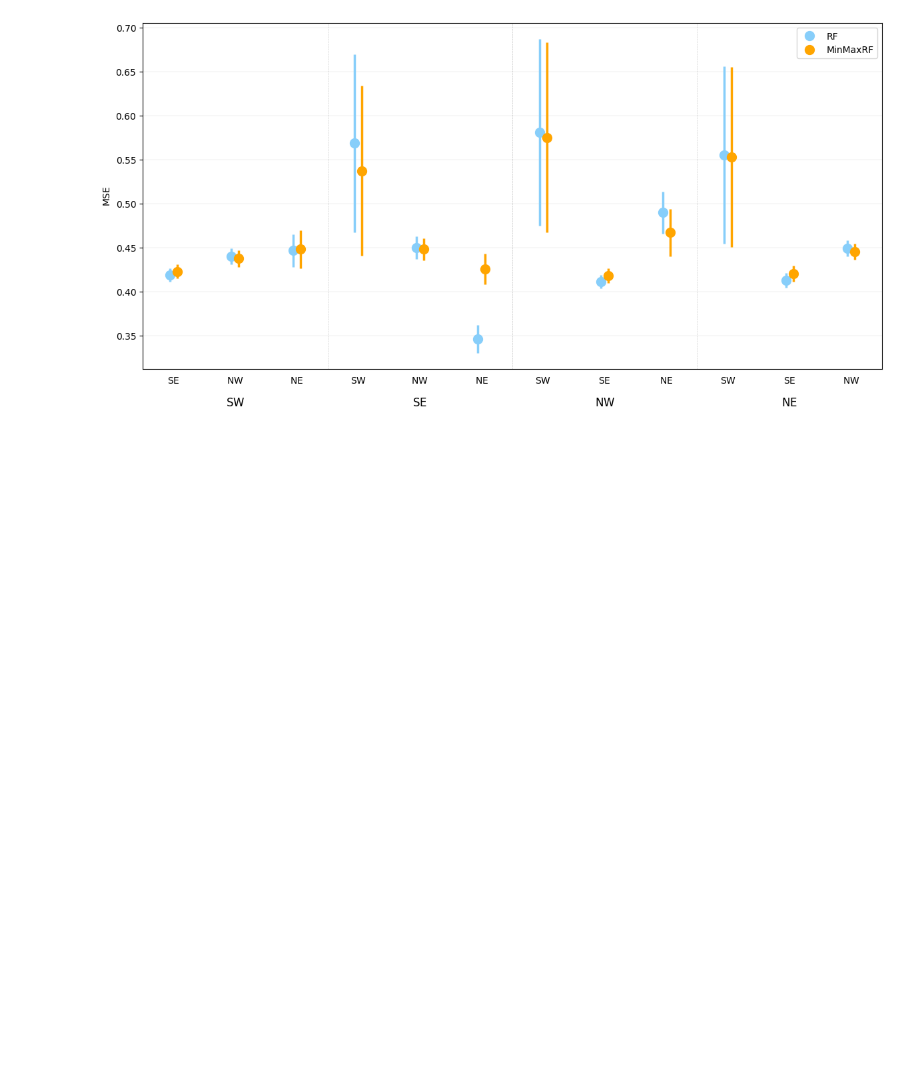
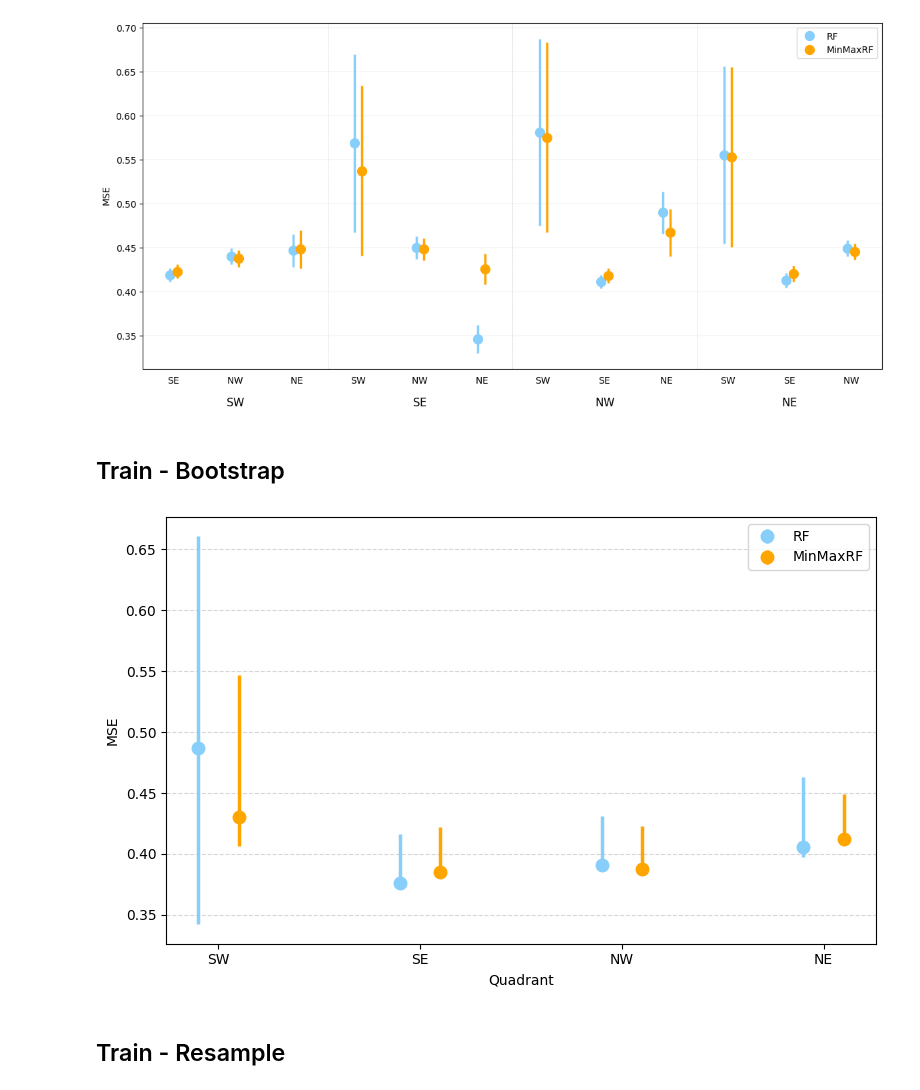
Before and after one commit to francescofreni/nldg, a Jupyter notebook: experiments/results_rf.ipynb, the cells around one changed output. Cells and saved outputs as stored; diff of their text form; code cells hidden in the pictures; blank space fills up the shorter version.

Commit message:
Updated results and utils

```diff
--- a/experiments/results_rf.ipynb
+++ b/experiments/results_rf.ipynb
@@ -154,2 +156,17 @@ plot_quadrant_env_splits(env_specific_metrics_df, split="Val", saveplot=True, na
 # %% [output]
 [figure]
+# %% [markdown]
+## Train - Bootstrap
+# %%
+notebook_dir = os.getcwd()
+parent_dir = os.path.abspath(os.path.join(notebook_dir, ".."))
+results_dir = os.path.join(parent_dir, "results")
+analysis_results_dir = os.path.join(results_dir, "output_data_housing_rf")
+boot_path = os.path.join(analysis_results_dir, "env_specific_mse_bootstrap.csv")
+boot_df = pd.read_csv(boot_path)
+# %%
+plot_mse_envs_housing_bootstrap(boot_df, 'basic')
+# %% [output]
+[figure, added]
+# %% [markdown]
+## Train - Resample
```
Also changed, not shown: parts of 15 cells of this notebook, 1 other file.
